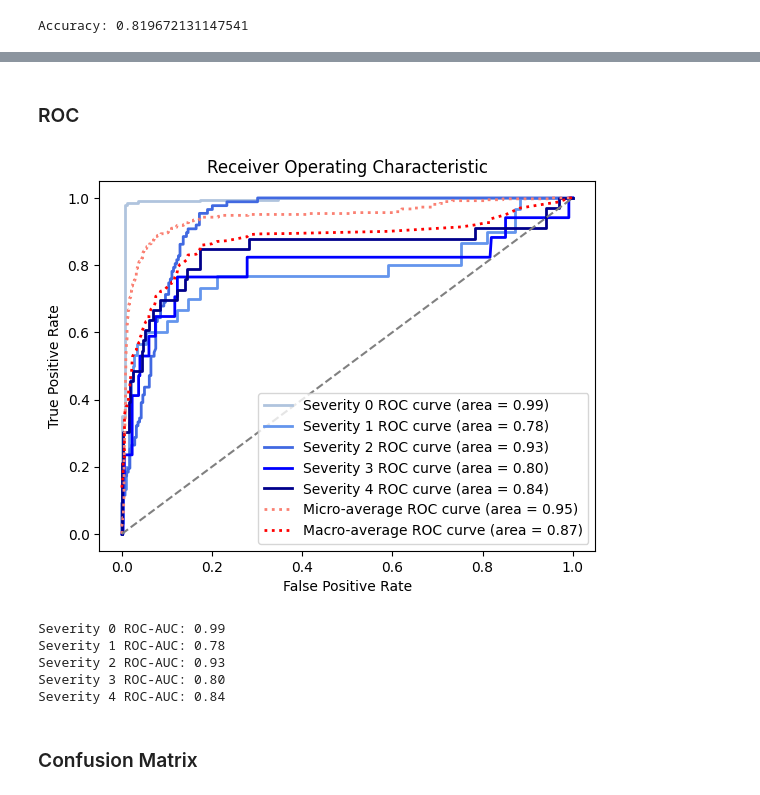
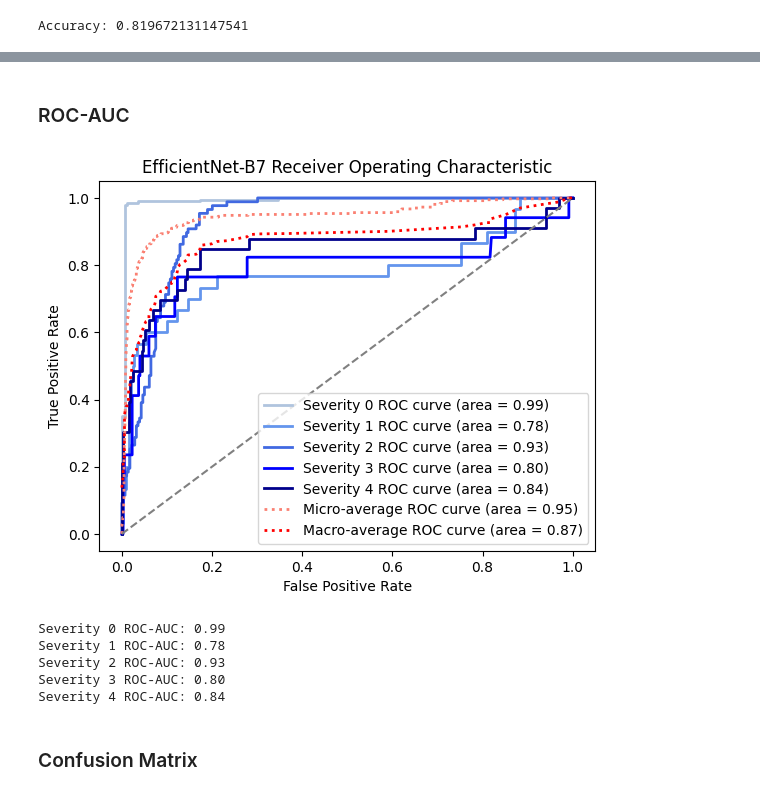
Before and after one commit to maurilaparva/diabetic_retinopathy_classification, a Jupyter notebook: training_pipeline.ipynb, the cells around one changed output, grey strips where cells are left out. Drawn from its saved outputs; the diff is of its cells as text; code cells hidden in the pictures.

Commit message:
Plot titles

```diff
--- a/training_pipeline.ipynb
+++ b/training_pipeline.ipynb
@@ -294,7 +294,7 @@ def test_model(model, test_loader):
 
     return np.array(true_labels), np.array(predicted_probabilities)
 
-def plot_learning_curves(training_losses, validation_losses):
+def plot_learning_curves(training_losses, validation_losses, model_name=''):
     # Plot epoch wise training and validation losses (both in the same plot)
     assert len(training_losses) == len(validation_losses)
 
@@ -303,11 +303,11 @@ def plot_learning_curves(training_losses, validation_losses):
     plt.plot(validation_losses, label='Validation Loss', color='orange', marker='o')
     plt.xlabel('Epoch')
     plt.ylabel('Loss')
-    plt.title('Training and Validation Loss Over Epochs')
+    plt.title(model_name + ' Training and Validation Loss Over Epochs')
     plt.legend()
     plt.show()
 
-def train_model(model, loss_module, optimizer, train_loader, valid_loader, device, path='efficientnetb7', epochs=20):
+def train_model(model, loss_module, optimizer, train_loader, valid_loader, device, path='efficientnetb7', epochs=20, model_name=''):
     training_losses = []
     validation_losses = []
     best_val_loss = float('inf')
@@ -359,7 +359,7 @@ def train_model(model, loss_module, optimizer, train_loader, valid_loader, devic
         torch.save({'model_state_dict': model.state_dict(),
                     'optimizer_state_dict': optimizer.state_dict(),
                     'epoch': epoch + 1}, f"{path}_epoch_{epoch + 1}.pth")
-    plot_learning_curves(training_losses, validation_losses)
+    plot_learning_curves(training_losses, validation_losses, model_name)
 
     return training_losses, validation_losses
 # %%
@@ -392,7 +392,7 @@ Downloading: "https://download.pytorch.org/models/densenet201-c1103571.pth" to /
 try:
     train_losses, val_losses = train_model(
         model, loss_module, optimizer, train_loader, valid_loader,
-         device=device, path="efficientnetb7", epochs=20
+         device=device, path="efficientnetb7", epochs=20, model_name='EfficientNet-B7'
     )
 except NameError:
     raise ValueError("train_loader or valid_loader is not defined. Ensure data loaders are properly initialized.")
@@ -452,12 +441,12 @@ Predicted Probabilities: [[9.99700189e-01 9.56936419e-05 5.88046260e-06 1.164296
  [2.75275292e-04 8.31380635e-02 9.15889680e-01 2.10785132e-04
   4.86216799e-04]]
 # %% [markdown]
-### ROC
+### ROC-AUC
 # %%
 from sklearn.preprocessing import label_binarize
 from sklearn.metrics import roc_curve, auc
 from itertools import cycle
-def evaluate_roc_auc(true_labels, predicted_probabilities):
+def evaluate_roc_auc(true_labels, predicted_probabilities, model_name):
     # Binarize class labels
     true_labels_binarized = label_binarize(true_labels, classes=[0, 1, 2, 3, 4])
 
@@ -503,17 +492,17 @@ def evaluate_roc_auc(true_labels, predicted_probabilities):
     plt.plot([0, 1], [0, 1], color='gray', linestyle='--')
     plt.xlabel('False Positive Rate')
     plt.ylabel('True Positive Rate')
-    plt.title('Receiver Operating Characteristic')
+    plt.title(model_name + ' Receiver Operating Characteristic')
     plt.legend(loc="lower right")
     plt.show()
 
     return roc_auc
 # %%
-roc_auc = evaluate_roc_auc(true_labels, predicted_probabilities)
+roc_auc = evaluate_roc_auc(true_labels, predicted_probabilities, 'EfficientNet-B7')
 for cls in range(5):
     print(f"Severity {cls} ROC-AUC: {roc_auc[cls]:.2f}")
 # %% [output]
-[figure, old version]
+[figure, new version]
 Severity 0 ROC-AUC: 0.99
 Severity 1 ROC-AUC: 0.78
 Severity 2 ROC-AUC: 0.93
```
Also changed, not shown: parts of 6 cells of this notebook.
